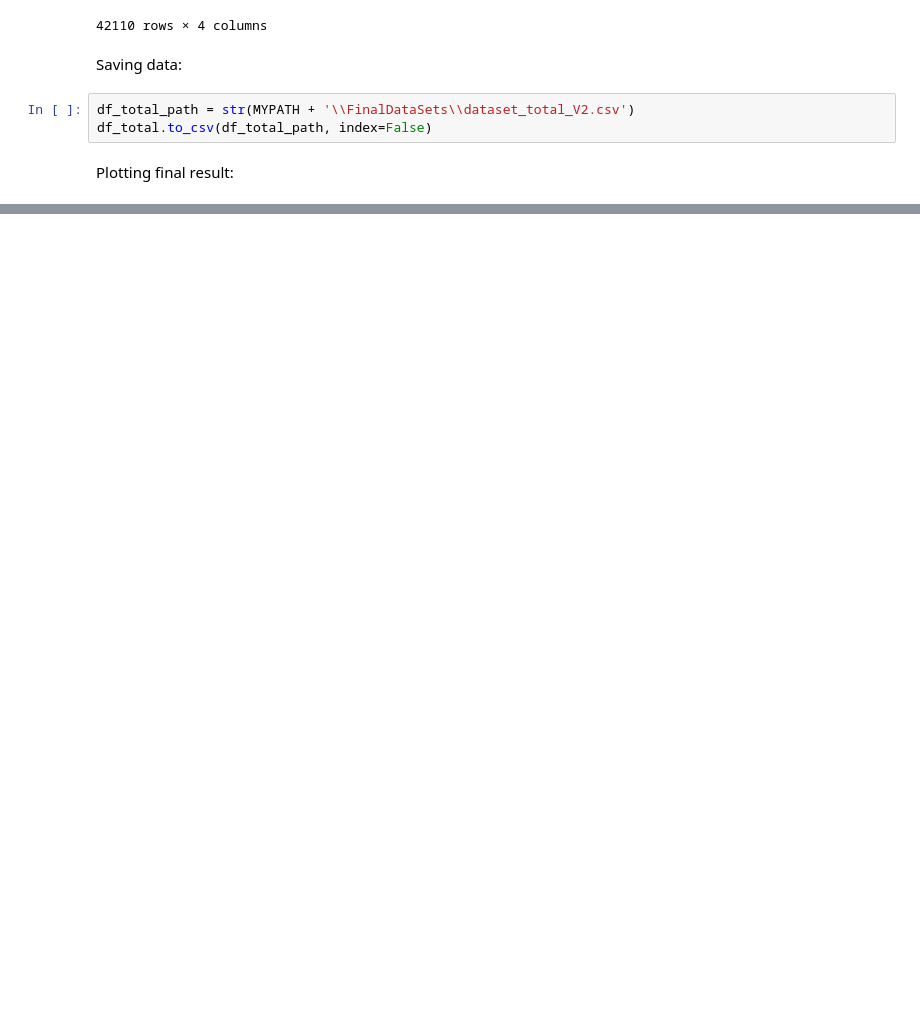
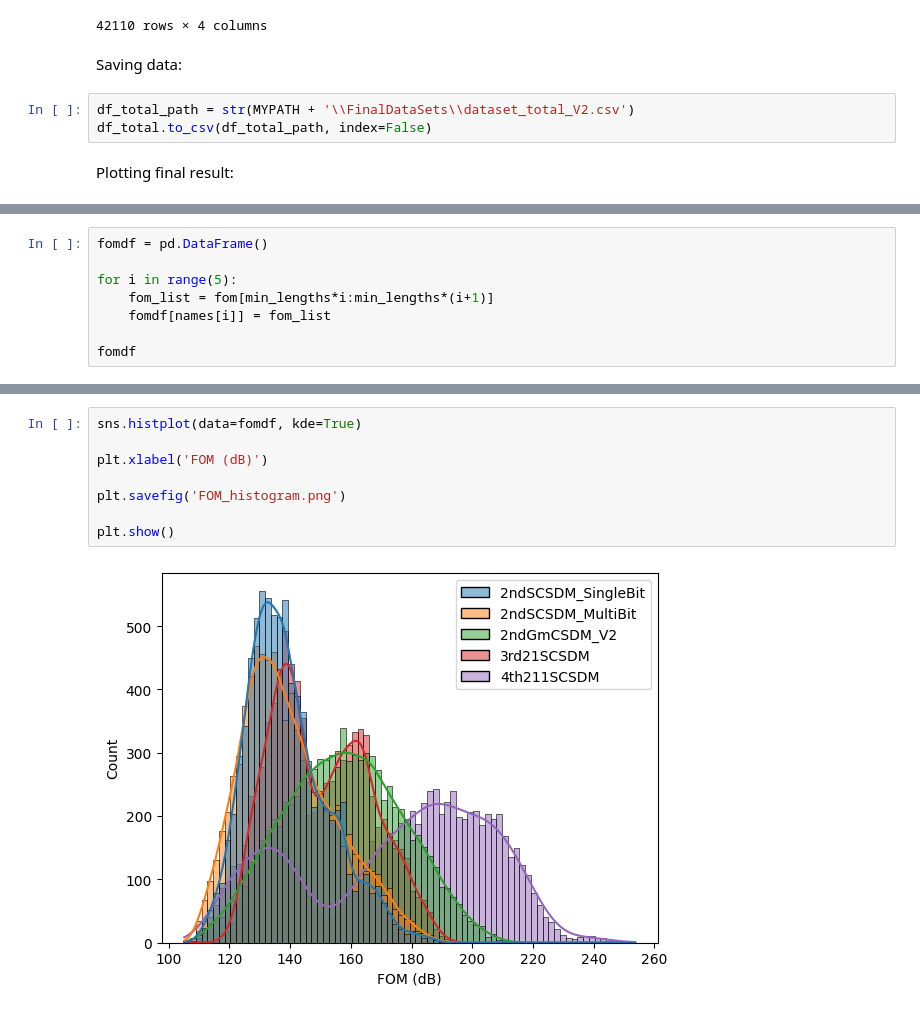
Before and after one commit to PabMM/AIHUB, a Jupyter notebook: DATASETS/process_DS copy.ipynb, the cells around one changed output, grey strips where cells are left out. Saved outputs shown, nothing was run; the diff lists cells and outputs as text; blank space fills up the shorter version.

```diff
--- a/DATASETS/process_DS copy.ipynb
+++ b/DATASETS/process_DS copy.ipynb
@@ -304,0 +375,8 @@ plt.show()
+# %%
+fomdf = pd.DataFrame()
+
+for i in range(5):
+    fom_list = fom[min_lengths*i:min_lengths*(i+1)]
+    fomdf[names[i]] = fom_list
+
+fomdf
@@ -304,0 +397,10 @@ plt.show()
+# %%
+sns.histplot(data=fomdf, kde=True)
+
+plt.xlabel('FOM (dB)')
+
+plt.savefig('FOM_histogram.png')
+
+plt.show()
+# %% [output]
+[figure, added]
```
Also changed, not shown: parts of 7 cells of this notebook, 1 other file.
